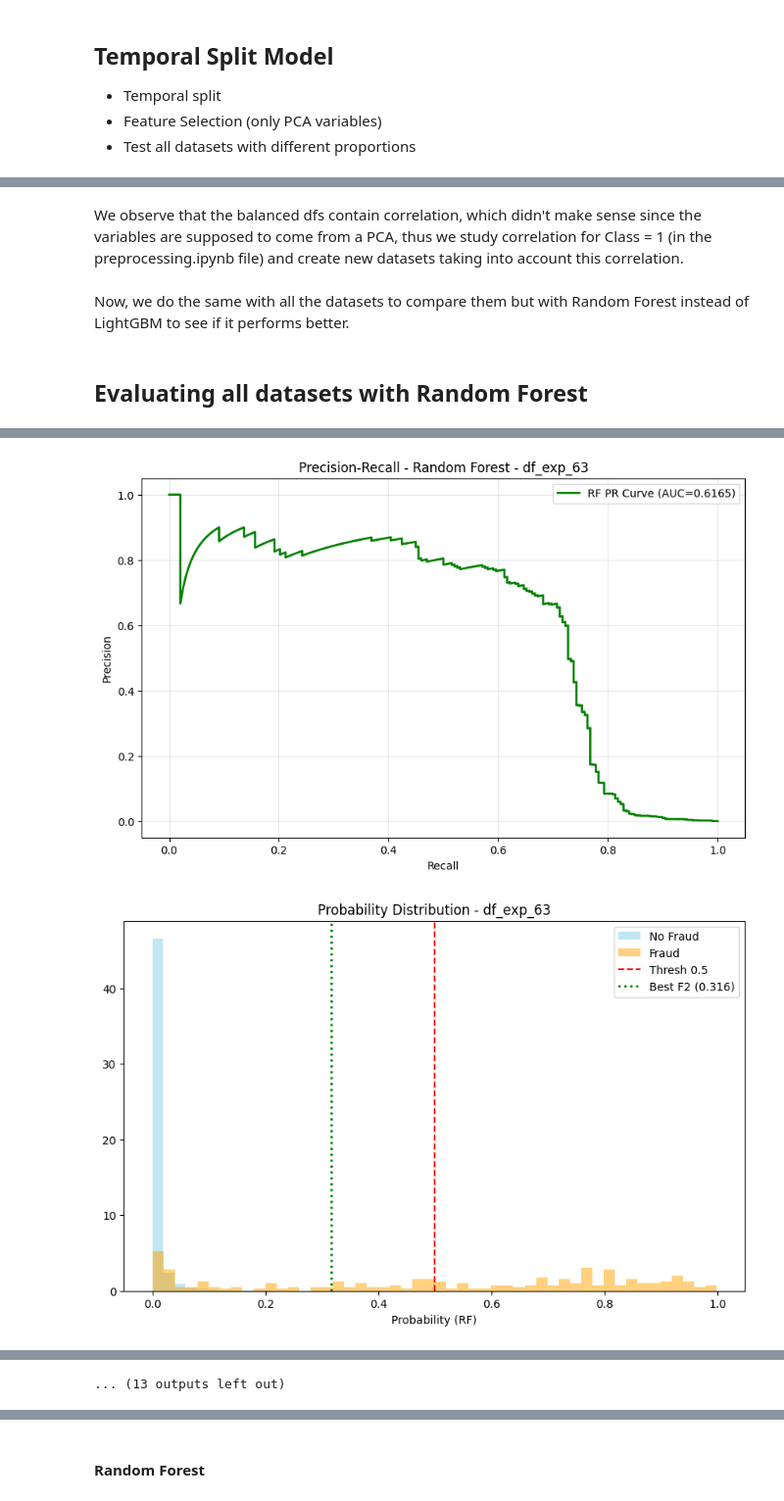
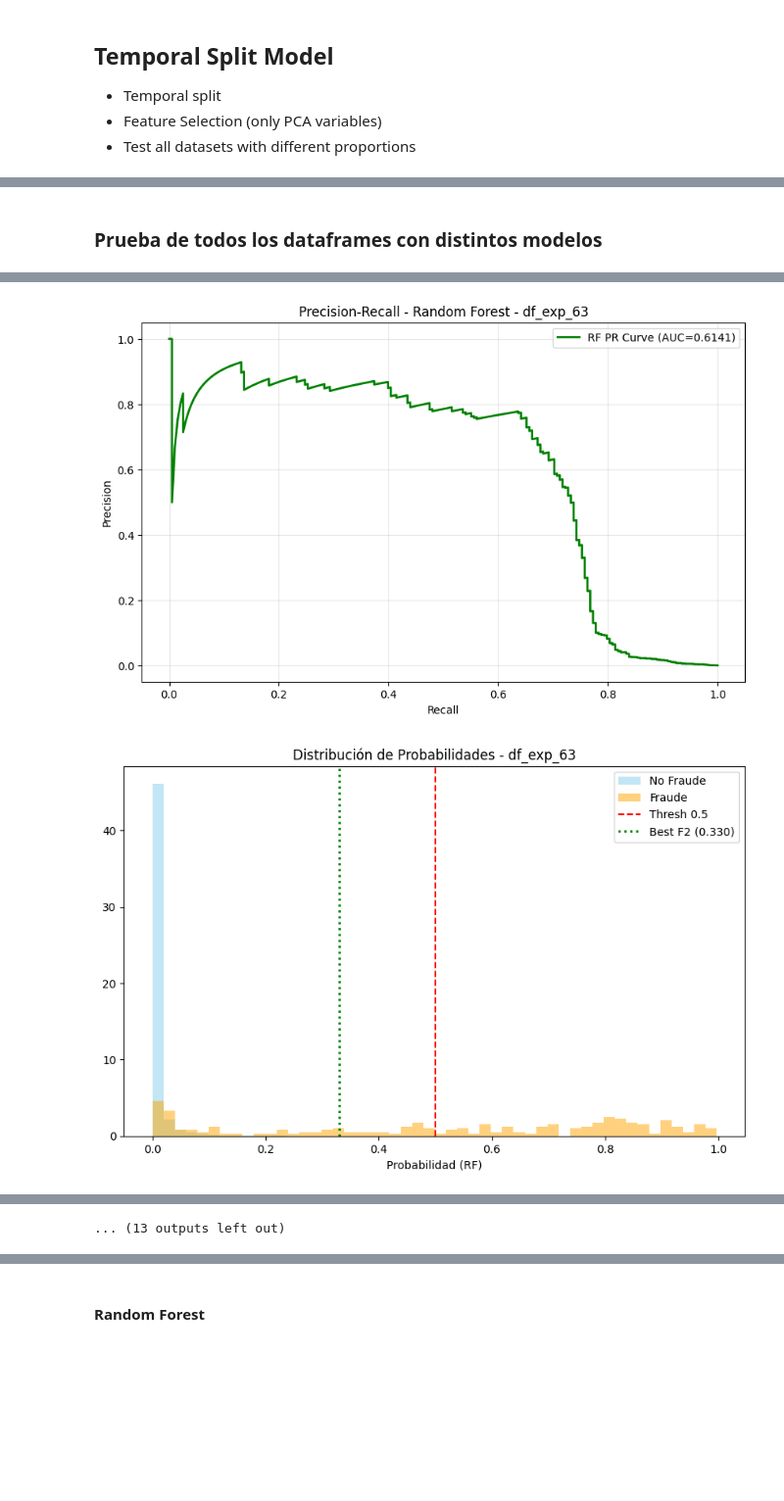
Before and after one commit to enicaking/bluetab-uc3m-project-repo, a Jupyter notebook: notebooks/modeling3.ipynb, the cells around one changed output, grey strips where cells are left out. Shown at 98% size. Drawn from its saved outputs; the diff is of its cells as text; code cells hidden in the pictures; blank space fills up the shorter version.

```diff
--- a/notebooks/modeling3.ipynb
+++ b/notebooks/modeling3.ipynb
@@ -62,0 +54,9 @@ random.seed(42)
+# %%
+ROOT = Path().resolve()
+DATA = ROOT.parent  / "content"
+CSV_EXPORTS = ROOT / "csv_exports"  # Ruta a los CSV exportados desde preprocessing
+
+# Cargar dataframe para las partes anteriores del notebook (celdas 2-5, 7-8)
+# Nota: df_exp_50_variable_selection.csv no existe, así que cargamos df_exp_50.csv
+# El código nuevo en la celda 6 carga directamente df_exp_50.csv con timestamp para el análisis temporal
+df = pd.read_csv("df_exp_50.csv")
@@ -854,6 +1321,0 @@ df_exp_same_prop 0.755879       0.747398          0.797980        0.022993
-# %% [markdown]
-We observe that the balanced dfs contain correlation, which didn't make sense since the variables are supposed to come from a PCA, thus we study correlation for Class = 1 (in the preprocessing.ipynb file) and create new datasets taking into account this correlation.
-# %% [markdown]
-Now, we do the same with all the datasets to compare them but with Random Forest instead of LightGBM to see if it performs better.
-# %% [markdown]
-## Evaluating all datasets with Random Forest
@@ -860,2 +1439,4 @@ Now, we do the same with all the datasets to compare them but with Random Forest
+# %% [markdown]
+### **Prueba de todos los dataframes con distintos modelos**
 # %%
 # ============================================================================
@@ -1087,16 +1671,20 @@ def eval_desbalanceado_rf(df_in: pd.DataFrame, name: str) -> dict:
         'fraudes_totales': int(y_test.sum())
     }
 # %%
-# 1. Define the list of tuples (dataframe, name)
-df_exp_50 = pd.read_csv("df_exp_50.csv")
-df_exp_random = pd.read_csv("df_exp_random.csv")
-df_exp_63 = pd.read_csv("df_exp_63.csv")
-df_exp_same_prop = pd.read_csv("df_exp_same_prop.csv")
+# ============================================================================
+# Ejecución masiva de evaluación en los datasets experimentales
+# ============================================================================
 
-df_exp_50_1 = pd.read_csv("df_exp_501.csv")
-df_exp_random_1 = pd.read_csv("df_exp_random1.csv")
-df_exp_63_1 = pd.read_csv("df_exp_631.csv")
-df_exp_same_prop_1 = pd.read_csv("df_exp_same_prop1.csv")
+# 1. Definimos la lista de tuplas (dataframe, nombre)
+df_exp_50 = pd.read_csv(CSV_EXPORTS /"df_exp_50.csv")
+df_exp_random = pd.read_csv(CSV_EXPORTS / "df_exp_random.csv")
+df_exp_63 = pd.read_csv(CSV_EXPORTS / "df_exp_63.csv")
+df_exp_same_prop = pd.read_csv(CSV_EXPORTS / "df_exp_same_prop.csv")
+
+df_exp_50_1 = pd.read_csv(CSV_EXPORTS / "df_exp_501.csv")
+df_exp_random_1 = pd.read_csv(CSV_EXPORTS / "df_exp_random1.csv")
+df_exp_63_1 = pd.read_csv(CSV_EXPORTS / "df_exp_631.csv")
+df_exp_same_prop_1 = pd.read_csv(CSV_EXPORTS / "df_exp_same_prop1.csv")
 
 datasets_to_evaluate = [
     (df_exp_50, 'df_exp_50'),
@@ -1109,41 +1697,54 @@ datasets_to_evaluate = [
     (df_exp_same_prop_1, 'df_exp_same_prop_1')
 ]
 
-# 2. List to accumulate results
+# 2. Lista para acumular los resultados
 results_list = []
 
+# 3. Bucle de ejecución
 for df_dataset, name_dataset in datasets_to_evaluate:
-  metrics = eval_desbalanceado_rf(df_dataset, name_dataset)
+    try:
+        # Ejecutamos la función con F2 incluido
+        metrics = eval_desbalanceado_rf(df_dataset, name_dataset)
 
-  if metrics:
-      results_list.append(metrics)
+        # Si la función retorna datos (no está vacío por error), guardamos
+        if metrics:
+            results_list.append(metrics)
 
+    except Exception as e:
+        print(f"Error procesando {name_dataset}: {e}")
 
-# Final Comparative Summary
+# ============================================================================
+# Resumen Comparativo Final
+# ============================================================================
+
 if results_list:
     df_results = pd.DataFrame(results_list)
 
-    # Key columns to show in the summary (prioritizing F2 and Recall)
+    # Columnas clave para mostrar en el resumen (priorizando F2 y Recall)
     cols_to_show = [
         'dataset',
         'auc_pr',
-        'f2_fraude_opt',
-        'recall_at_f2_opt',
-        'best_thresh_f2',
-        'f1_fraude_opt',
+        'f2_fraude_opt',      # Tu métrica principal
+        'recall_at_f2_opt',   # Recall asociado al mejor F2
+        'best_thresh_f2',     # Threshold para lograr ese F2
+        'f1_fraude_opt',      # Para comparar con la métrica balanceada estándar
         'roc_auc'
     ]
+
+    # Filtrar solo columnas que existan (por seguridad)
     final_cols = [c for c in cols_to_show if c in df_results.columns]
 
     print("\n" + "="*80)
-    print("FINAL COMPARATIVE TABLE (Sorted by F2-Score)")
+    print("TABLA COMPARATIVA FINAL (Ordenada por F2-Score)")
     print("="*80)
 
+    # Ordenar por F2 Score descendente
     summary_sorted = df_results[final_cols].sort_values(by='f2_fraude_opt', ascending=False)
 
+    # Imprimir
     print(summary_sorted.to_string(index=False))
 
 else:
-    print("No results generated to show.")
+    print("No se generaron resultados para mostrar.")
 # %% [output]
 ============================================================
@@ -1204,3 +1805,3 @@ Precision: 0.6558 (FP: 74)
-[figure, old version]
+[figure, new version]
-[figure, old version]
+[figure, new version]
 ============================================================
```
Also changed, not shown: parts of 40 cells of this notebook, 3 other files.
